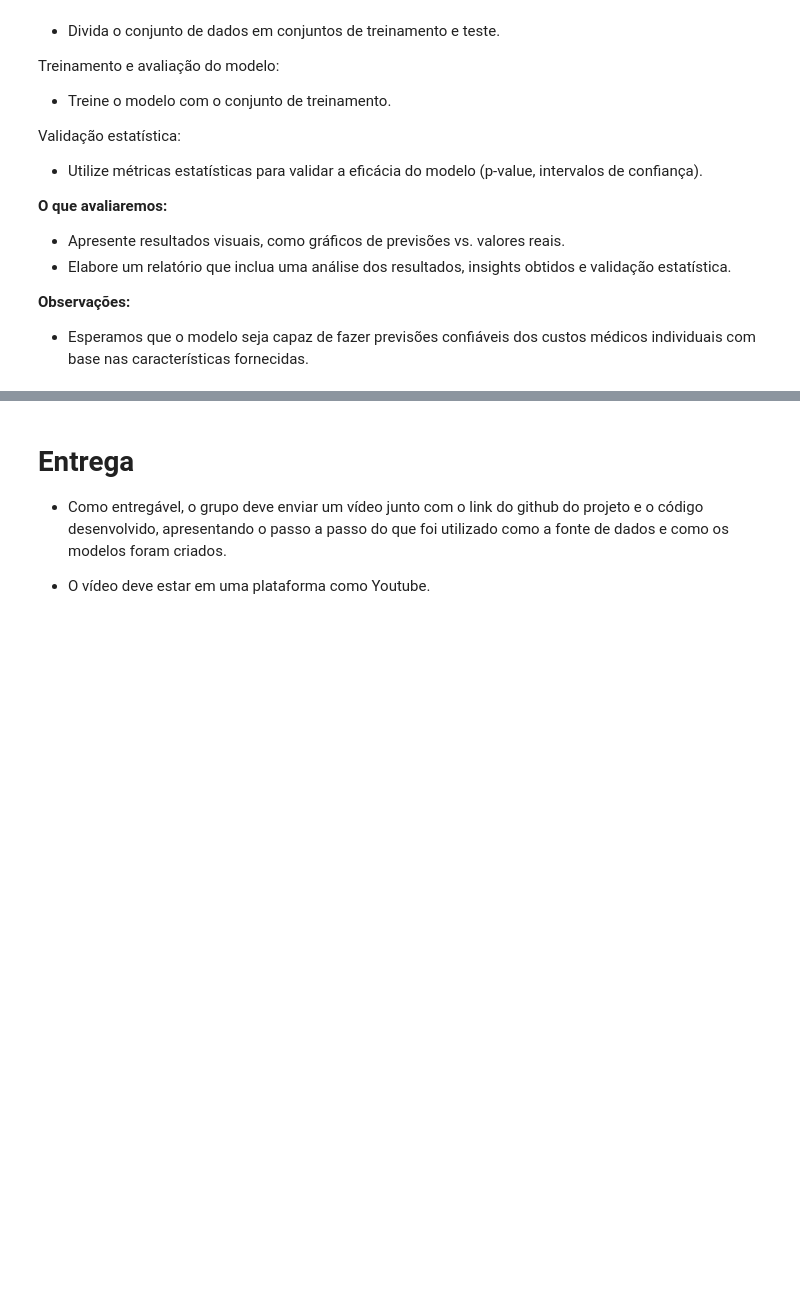
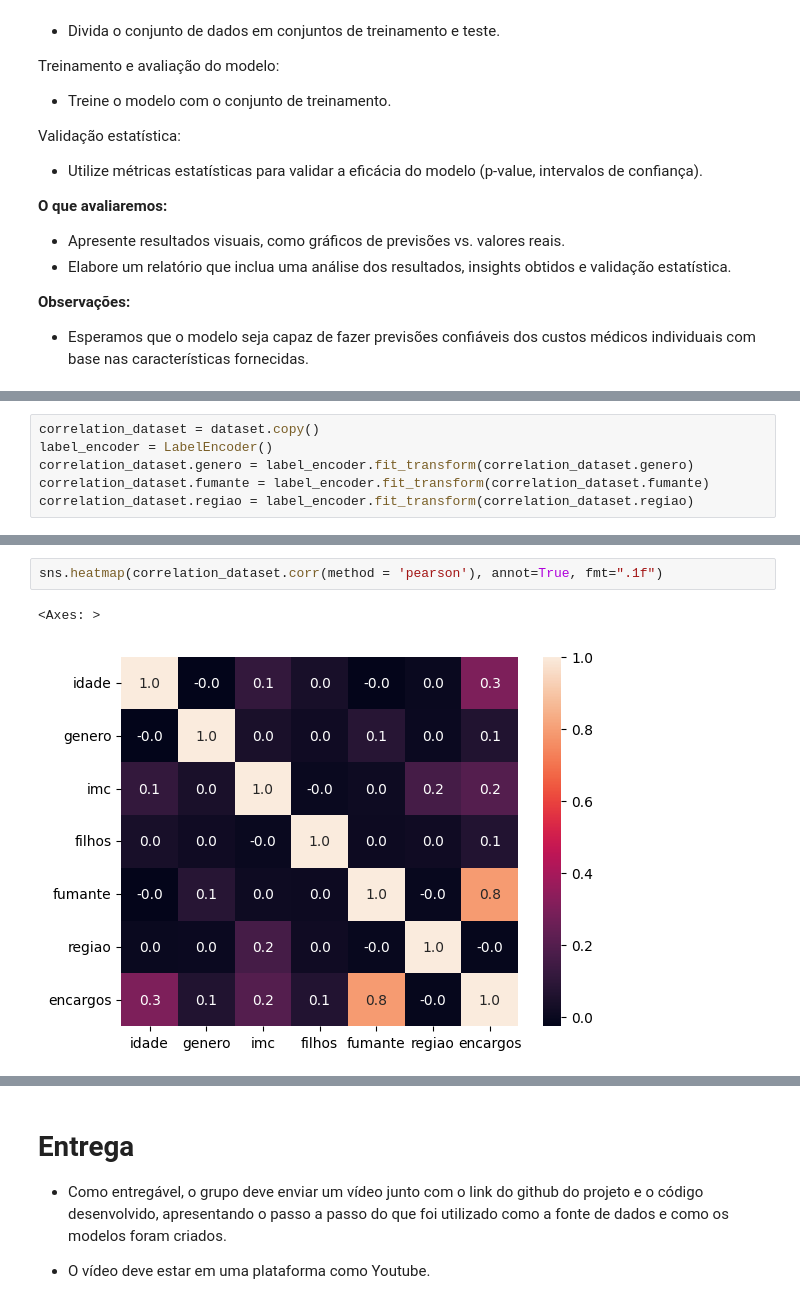
Before and after one commit to MilaGabs/medical-insurance-cost-prediction, a Jupyter notebook: medical_insurance_prediction.ipynb, the cells around one changed output, grey strips where cells are left out. Saved outputs shown, nothing was run; the diff lists cells and outputs as text; blank space fills up the shorter version.

```diff
--- a/medical_insurance_prediction.ipynb
+++ b/medical_insurance_prediction.ipynb
@@ -42,0 +167,6 @@ Validação estatística:
+# %%
+correlation_dataset = dataset.copy()
+label_encoder = LabelEncoder()
+correlation_dataset.genero = label_encoder.fit_transform(correlation_dataset.genero)
+correlation_dataset.fumante = label_encoder.fit_transform(correlation_dataset.fumante)
+correlation_dataset.regiao = label_encoder.fit_transform(correlation_dataset.regiao)
@@ -42,0 +182,5 @@ Validação estatística:
+# %%
+sns.heatmap(correlation_dataset.corr(method = 'pearson'), annot=True, fmt=".1f")
+# %% [output]
+<Axes: >
+[figure, added]
```
Also changed, not shown: parts of 31 cells of this notebook.
